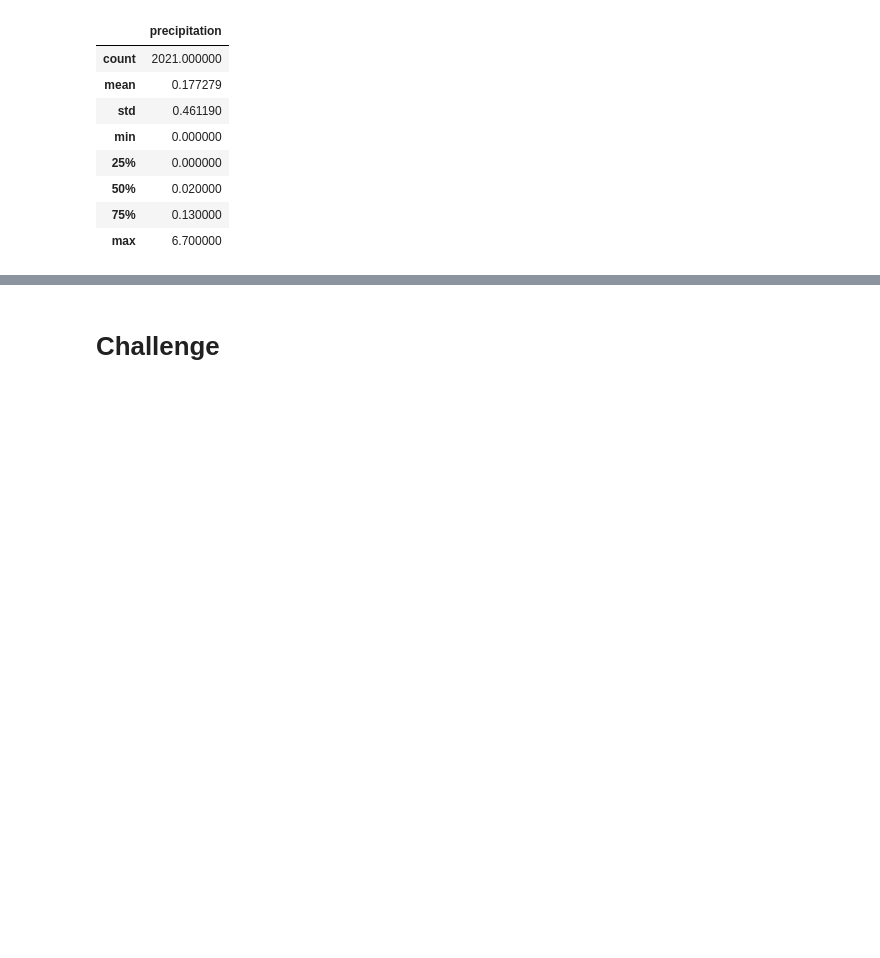
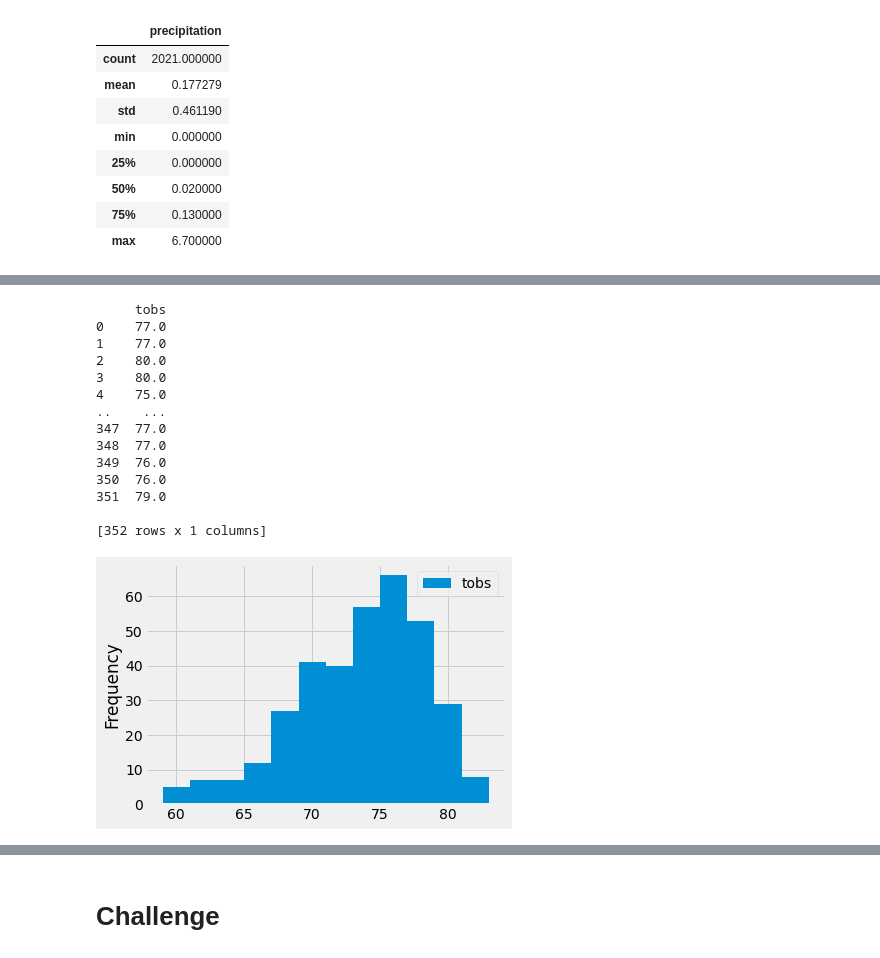
Before and after one commit to billy-bartlett/surfs_up, a Jupyter notebook: climate_analysis.ipynb, the cells around one changed output, grey strips where cells are left out. Drawn from its saved outputs; the diff is of its cells as text; code cells hidden in the pictures; blank space fills up the shorter version.

```diff
--- a/climate_analysis.ipynb
+++ b/climate_analysis.ipynb
@@ -89,0 +117,44 @@ df.describe()
+# %%
+# Using the station id from the previous query, calculate the lowest temperature recorded,
+# highest temperature recorded, and average temperature most active station?
+
+# Calculate the minimum, maximum, and average temperatures
+# session.query(func.min(Measurement.tobs), func.max(Measurement.tobs), func.avg(Measurement.tobs))
+
+# Filter out all but the most active station
+# session.query(func.min(Measurement.tobs), func.max(Measurement.tobs), func.avg(Measurement.tobs)).\
+# filter(Measurement.station == 'USC00519281')
+
+# Add .all() to return a list
+# session.query(func.min(Measurement.tobs), func.max(Measurement.tobs), func.avg(Measurement.tobs)).\
+# filter(Measurement.station == 'USC00519281').all()
+
+# Apply another filter to consider only the most recent year
+results = session.query(Measurement.tobs).\
+filter(Measurement.station == 'USC00519281').\
+filter(Measurement.date >= prev_year).all()
+# print(results)
+
+# Convert to DataFrame
+df = pd.DataFrame(results, columns=['tobs'])
+print(df)
+
+# Create Histogram with 12 bins
+df.plot.hist(bins=12)
+plt.tight_layout()
+# %% [output]
+     tobs
+0    77.0
+1    77.0
+2    80.0
+3    80.0
+4    75.0
+..    ...
+347  77.0
+348  77.0
+349  76.0
+350  76.0
+351  79.0
+
+[352 rows x 1 columns]
+[figure, added]
```
Also changed, not shown: parts of 6 cells of this notebook.
